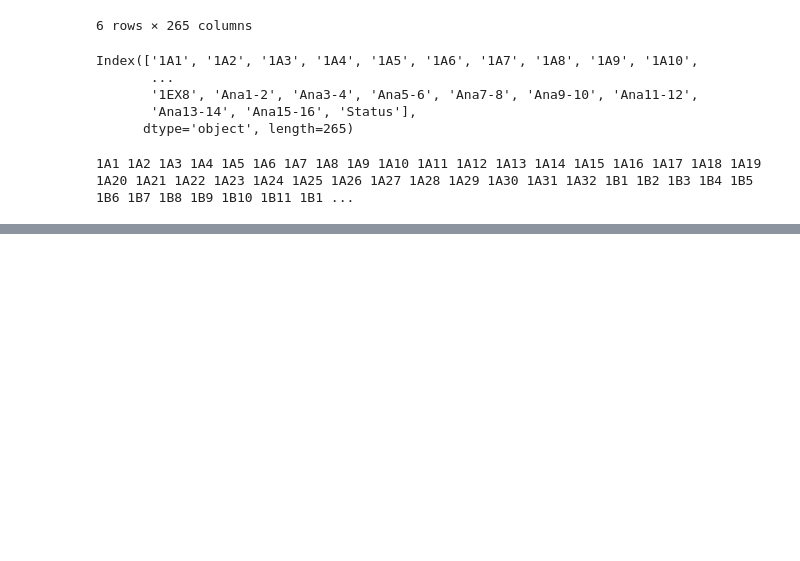
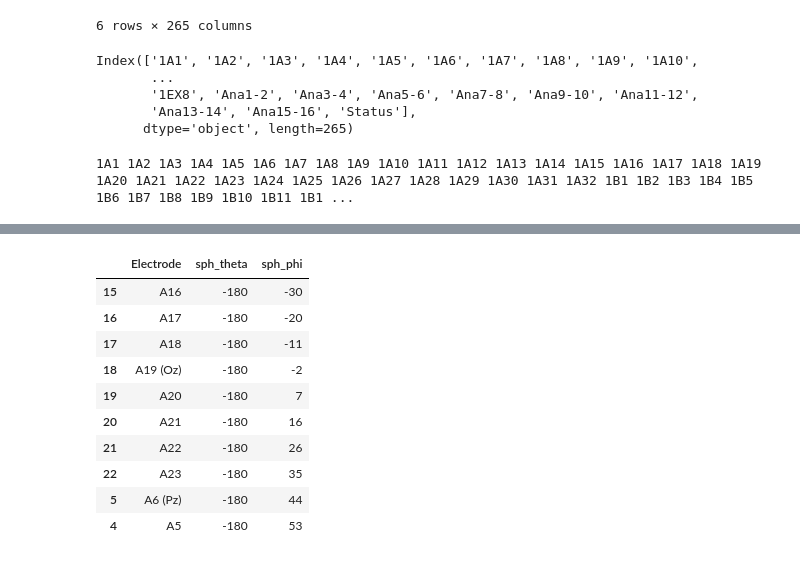
Before and after one commit to j1feng/Imagined-Emotion-Project, a Jupyter notebook: project.ipynb, the cells around one changed output, grey strips where cells are left out. Cells and saved outputs as stored; diff of their text form; code cells hidden in the pictures; blank space fills up the shorter version.

```diff
--- a/project.ipynb
+++ b/project.ipynb
@@ -76,0 +120,14 @@ Image("https://upload.wikimedia.org/wikipedia/commons/thumb/6/6e/International_1
+# %%
+channel256.sort_values(['sph_theta', 'sph_phi']).head(10)
+# %% [output]
+|  | Electrode | sph_theta | sph_phi |
+| 15 | A16 | -180 | -30 |
+| 16 | A17 | -180 | -20 |
+| 17 | A18 | -180 | -11 |
+| 18 | A19 (Oz) | -180 | -2 |
+| 19 | A20 | -180 | 7 |
+| 20 | A21 | -180 | 16 |
+| 21 | A22 | -180 | 26 |
+| 22 | A23 | -180 | 35 |
+| 5 | A6 (Pz) | -180 | 44 |
+| 4 | A5 | -180 | 53 |
```
Also changed, not shown: parts of 6 cells of this notebook, 5 other files.
